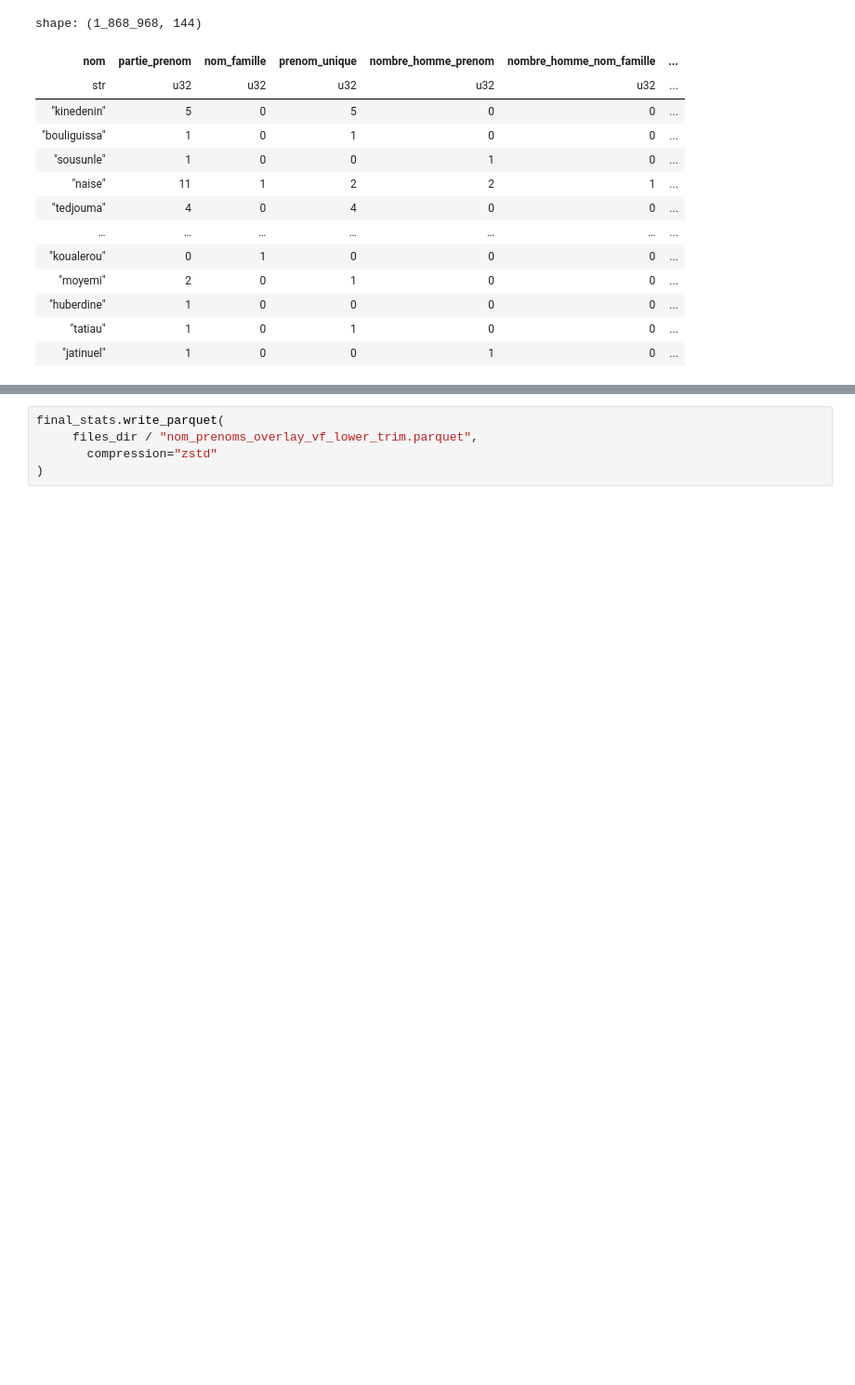
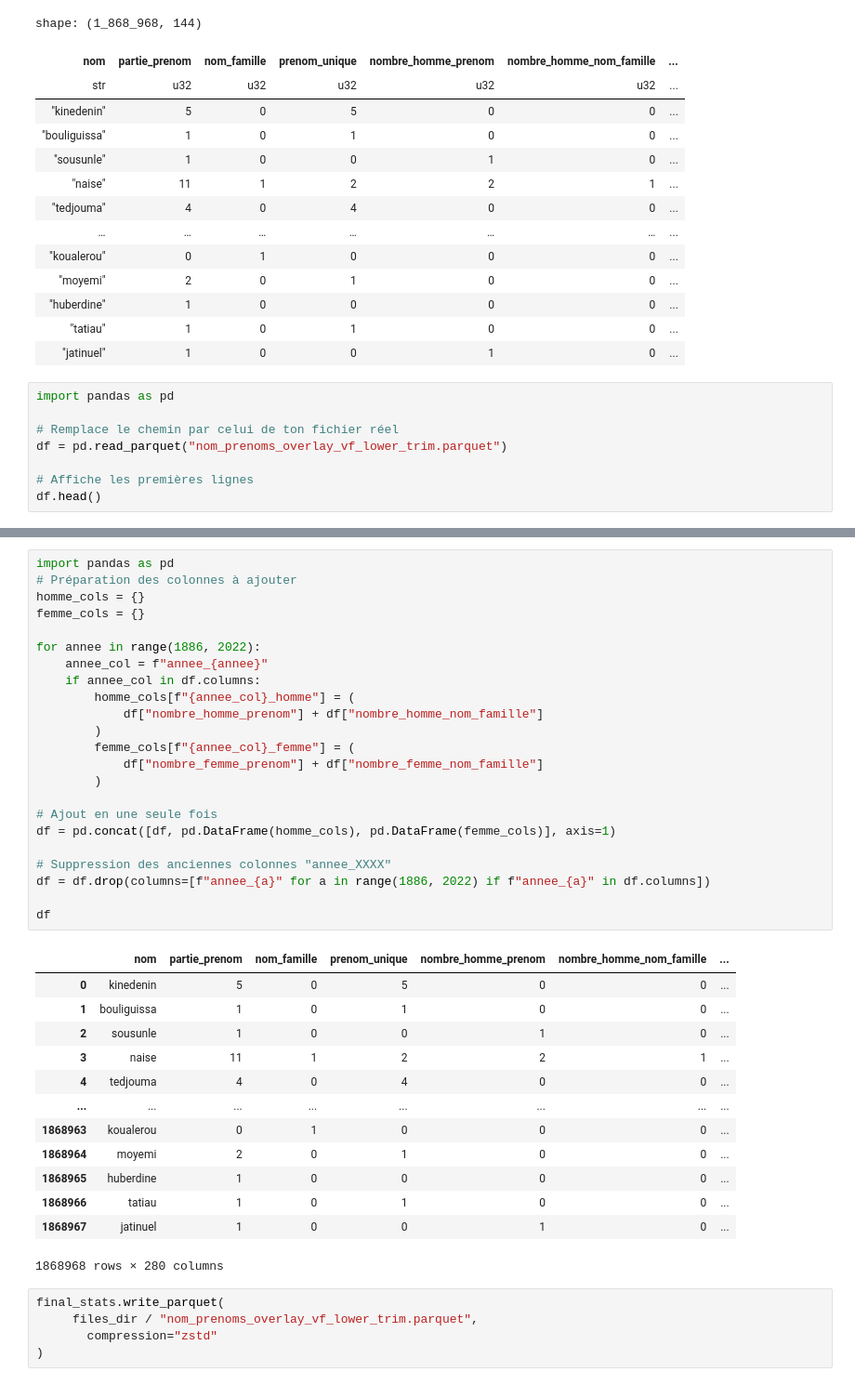
Before and after one commit to cae-ins/search_names, a Jupyter notebook: nb/build_overlay_age.ipynb, the cells around one changed output, grey strips where cells are left out. Shown: that part at 93% size. Drawn from its saved outputs; the diff is of its cells as text; blank space fills up the shorter version.

```diff
--- a/nb/build_overlay_age.ipynb
+++ b/nb/build_overlay_age.ipynb
@@ -266,3 +268,11 @@ shape: (1_868_968, 144)
 | "huberdine" | 1 | 0 | 0 | 0 | 0 | ... |
 | "tatiau" | 1 | 0 | 1 | 0 | 0 | ... |
 | "jatinuel" | 1 | 0 | 0 | 1 | 0 | ... |
+# %%
+import pandas as pd
+
+# Remplace le chemin par celui de ton fichier réel
+df = pd.read_parquet("nom_prenoms_overlay_vf_lower_trim.parquet")
+
+# Affiche les premières lignes
+df.head()
@@ -269,3 +321,40 @@ shape: (1_868_968, 144)
+# %%
+import pandas as pd
+# Préparation des colonnes à ajouter
+homme_cols = {}
+femme_cols = {}
+
+for annee in range(1886, 2022):
+    annee_col = f"annee_{annee}"
+    if annee_col in df.columns:
+        homme_cols[f"{annee_col}_homme"] = (
+            df["nombre_homme_prenom"] + df["nombre_homme_nom_famille"]
+        )
+        femme_cols[f"{annee_col}_femme"] = (
+            df["nombre_femme_prenom"] + df["nombre_femme_nom_famille"]
+        )
+
+# Ajout en une seule fois
+df = pd.concat([df, pd.DataFrame(homme_cols), pd.DataFrame(femme_cols)], axis=1)
+
+# Suppression des anciennes colonnes "annee_XXXX"
+df = df.drop(columns=[f"annee_{a}" for a in range(1886, 2022) if f"annee_{a}" in df.columns])
+
+df
+# %% [output]
+|  | nom | partie_prenom | nom_famille | prenom_unique | nombre_homme_prenom | nombre_homme_nom_famille | ... |
+| 0 | kinedenin | 5 | 0 | 5 | 0 | 0 | ... |
+| 1 | bouliguissa | 1 | 0 | 1 | 0 | 0 | ... |
+| 2 | sousunle | 1 | 0 | 0 | 1 | 0 | ... |
+| 3 | naise | 11 | 1 | 2 | 2 | 1 | ... |
+| 4 | tedjouma | 4 | 0 | 4 | 0 | 0 | ... |
+| ... | ... | ... | ... | ... | ... | ... | ... |
+| 1868963 | koualerou | 0 | 1 | 0 | 0 | 0 | ... |
+| 1868964 | moyemi | 2 | 0 | 1 | 0 | 0 | ... |
+| 1868965 | huberdine | 1 | 0 | 0 | 0 | 0 | ... |
+| 1868966 | tatiau | 1 | 0 | 1 | 0 | 0 | ... |
+| 1868967 | jatinuel | 1 | 0 | 0 | 1 | 0 | ... |
+1868968 rows × 280 columns
 # %%
 final_stats.write_parquet(
      files_dir / "nom_prenoms_overlay_vf_lower_trim.parquet",
```
Also changed, not shown: parts of 3 cells of this notebook, 9 other files.
